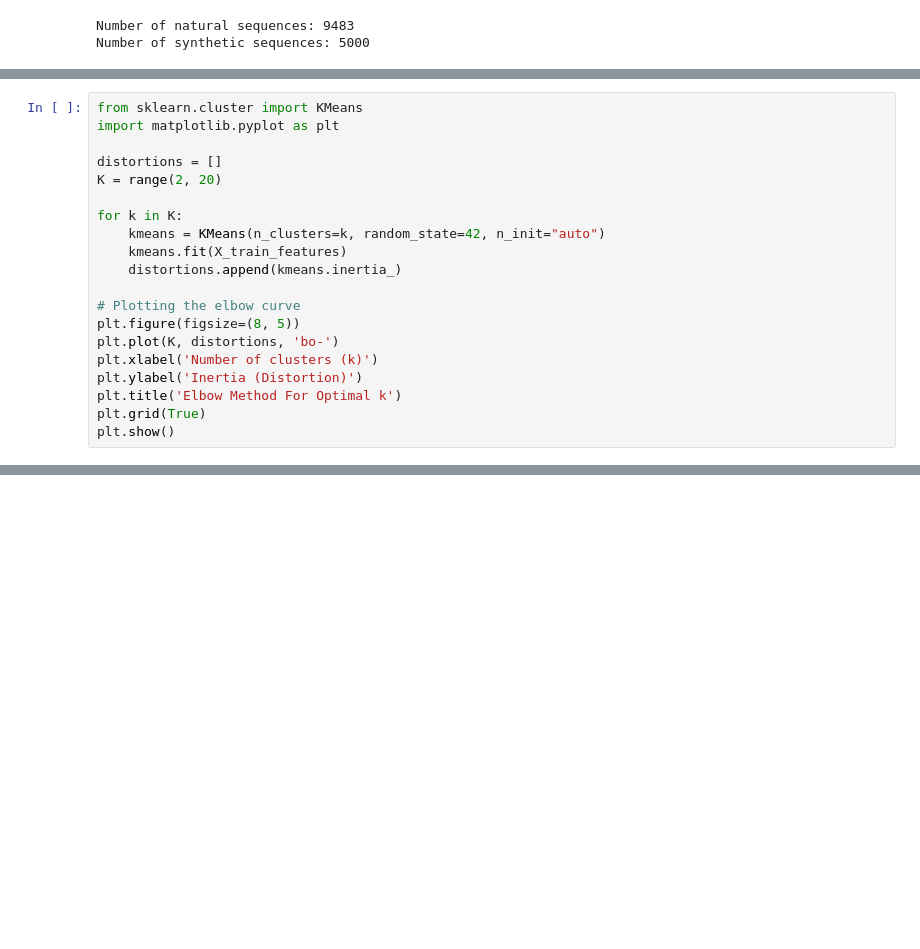
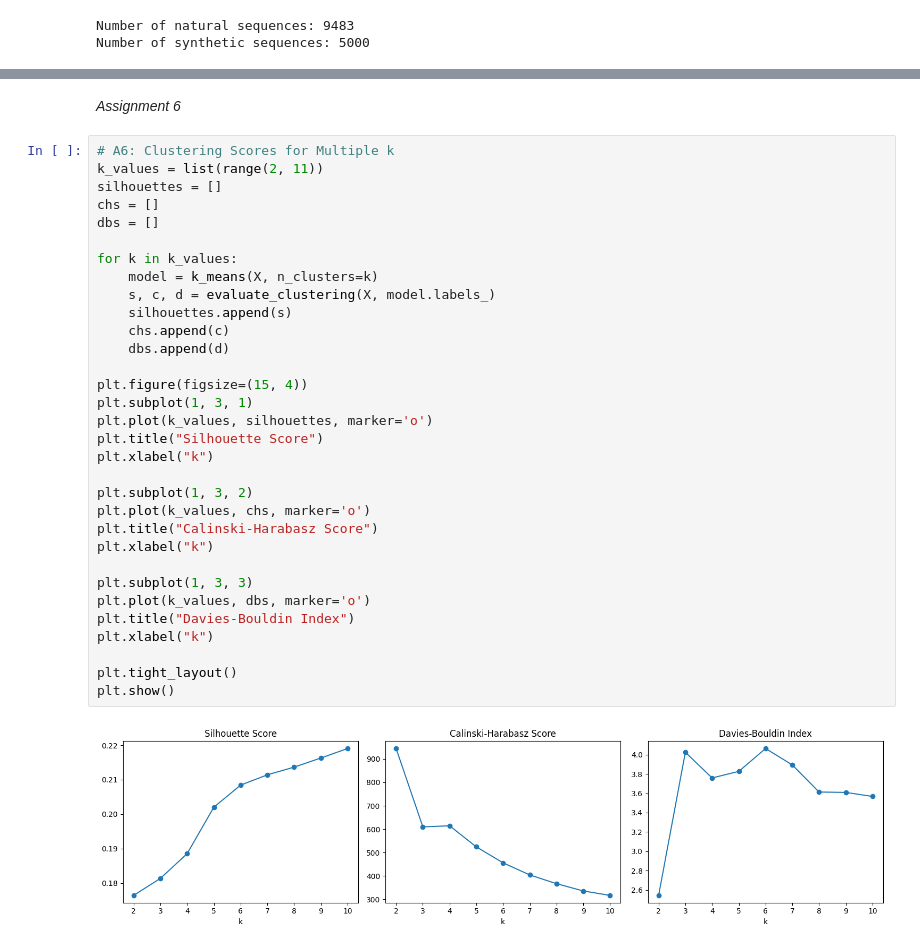
Before and after one commit to vasudhab21/ML-LAB, a Jupyter notebook: ML_Lab_5.ipynb, the cells around one changed output, grey strips where cells are left out. Cells and saved outputs as stored; diff of their text form; blank space fills up the shorter version.

```diff
--- a/ML_Lab_5.ipynb
+++ b/ML_Lab_5.ipynb
@@ -398,20 +133,0 @@ A7
-# %%
-from sklearn.cluster import KMeans
-import matplotlib.pyplot as plt
-
-distortions = []
-K = range(2, 20)
-
-for k in K:
-    kmeans = KMeans(n_clusters=k, random_state=42, n_init="auto")
-    kmeans.fit(X_train_features)
-    distortions.append(kmeans.inertia_)
-
-# Plotting the elbow curve
-plt.figure(figsize=(8, 5))
-plt.plot(K, distortions, 'bo-')
-plt.xlabel('Number of clusters (k)')
-plt.ylabel('Inertia (Distortion)')
-plt.title('Elbow Method For Optimal k')
-plt.grid(True)
-plt.show()
@@ -419,0 +263,36 @@ plt.show()
+# %% [markdown]
+*Assignment 6*
+# %%
+# A6: Clustering Scores for Multiple k
+k_values = list(range(2, 11))
+silhouettes = []
+chs = []
+dbs = []
+
+for k in k_values:
+    model = k_means(X, n_clusters=k)
+    s, c, d = evaluate_clustering(X, model.labels_)
+    silhouettes.append(s)
+    chs.append(c)
+    dbs.append(d)
+
+plt.figure(figsize=(15, 4))
+plt.subplot(1, 3, 1)
+plt.plot(k_values, silhouettes, marker='o')
+plt.title("Silhouette Score")
+plt.xlabel("k")
+
+plt.subplot(1, 3, 2)
+plt.plot(k_values, chs, marker='o')
+plt.title("Calinski-Harabasz Score")
+plt.xlabel("k")
+
+plt.subplot(1, 3, 3)
+plt.plot(k_values, dbs, marker='o')
+plt.title("Davies-Bouldin Index")
+plt.xlabel("k")
+
+plt.tight_layout()
+plt.show()
+# %% [output]
+[figure, added]
```
Also changed, not shown: parts of 28 cells of this notebook.
